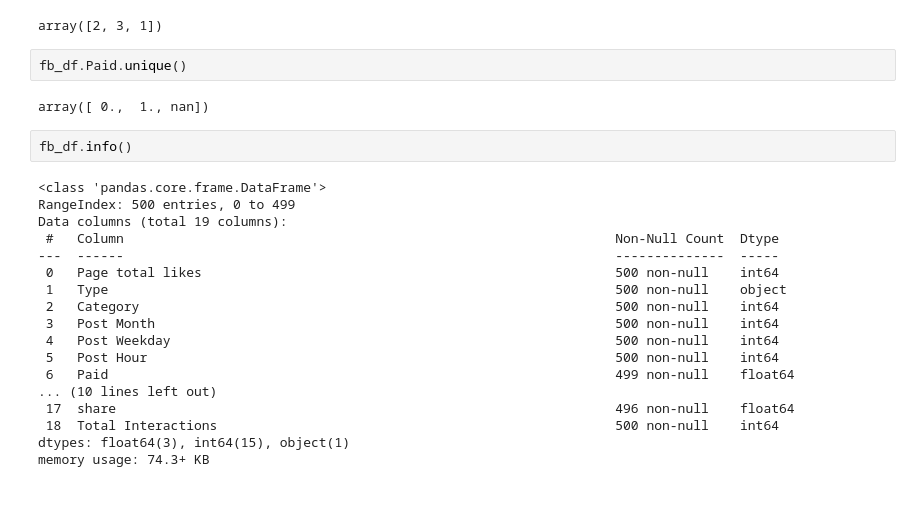
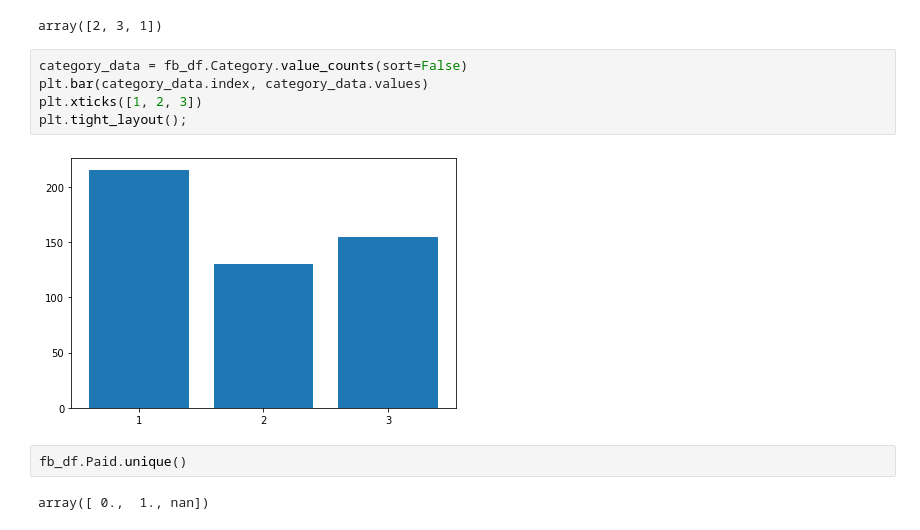
Before and after one commit to capac/facebook-metrics-data-set, a Jupyter notebook: fb_metrics.ipynb, the cells around one changed output. Drawn from its saved outputs; the diff is of its cells as text; blank space fills up the shorter version.

```diff
--- a/fb_metrics.ipynb
+++ b/fb_metrics.ipynb
@@ -39,27 +63,14 @@ dtype: int64
 fb_df.Category.unique()
 # %% [output]
 array([2, 3, 1])
+# %%
+category_data = fb_df.Category.value_counts(sort=False)
+plt.bar(category_data.index, category_data.values)
+plt.xticks([1, 2, 3])
+plt.tight_layout();
+# %% [output]
+[figure, added]
 # %%
 fb_df.Paid.unique()
 # %% [output]
 array([ 0.,  1., nan])
-# %%
-fb_df.info()
-# %% [output]
-<class 'pandas.core.frame.DataFrame'>
-RangeIndex: 500 entries, 0 to 499
-Data columns (total 19 columns):
- #   Column                                                               Non-Null Count  Dtype
----  ------                                                               --------------  -----
- 0   Page total likes                                                     500 non-null    int64
- 1   Type                                                                 500 non-null    object
- 2   Category                                                             500 non-null    int64
- 3   Post Month                                                           500 non-null    int64
- 4   Post Weekday                                                         500 non-null    int64
- 5   Post Hour                                                            500 non-null    int64
- 6   Paid                                                                 499 non-null    float64
-... (10 lines left out)
- 17  share                                                                496 non-null    float64
- 18  Total Interactions                                                   500 non-null    int64
-dtypes: float64(3), int64(15), object(1)
-memory usage: 74.3+ KB
```
Also changed, not shown: parts of 11 cells of this notebook.
